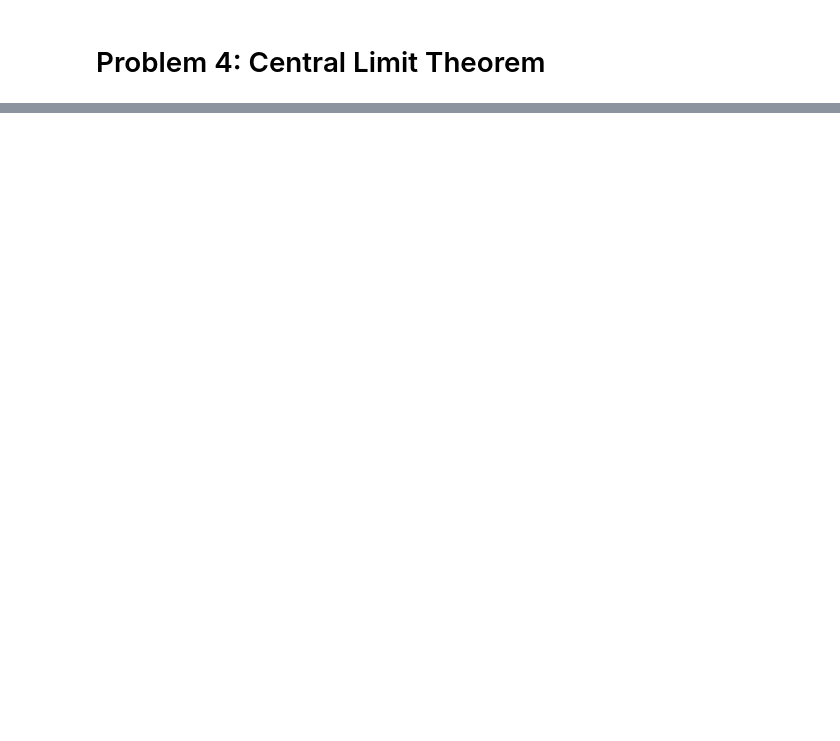
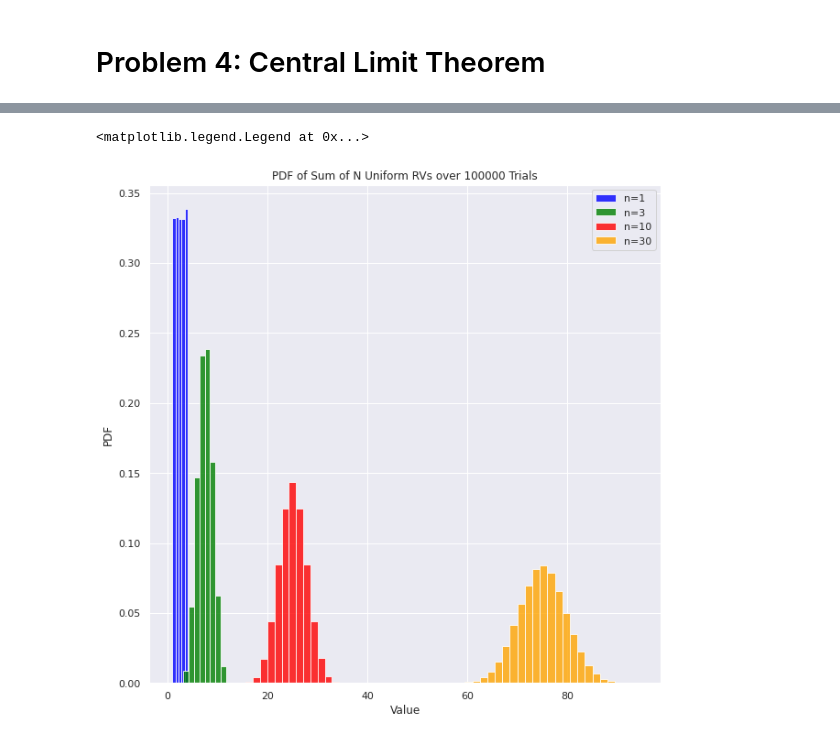
Before and after one commit to krauthammera/ee131a_finalproj, a Jupyter notebook: Problem4.ipynb, the cells around one changed output, grey strips where cells are left out. Saved outputs shown, nothing was run; the diff lists cells and outputs as text; code cells hidden in the pictures; blank space fills up the shorter version.

Commit message:
scaled problem 4 data to be pdf

```diff
--- a/Problem4.ipynb
+++ b/Problem4.ipynb
@@ -82,0 +87,23 @@ for n in n_vec:
+# %%
+#Doing the same thing using matplotlib and pandas
+df = pd.DataFrame(sums_list)
+df = df.transpose()
+df.columns = n_vec
+
+for n in n_vec:
+    #hist, bin_edges = np.histogram(df[n], bins=1000, density=True)
+    #plt.figure()
+    nn, bins, patches = plt.hist(df[n],
+                                int(5*np.sqrt(n)), #scale the number of bins based on how close together they'll be
+                                density=True,
+                                facecolor=colors[n_vec.index(n)],
+                                alpha=0.8,
+                                label="n={}".format(n))
+    plt.xlabel("Value")
+    plt.ylabel("PDF")
+    plt.title('PDF of Sum of N Uniform RVs over {} Trials'.format(n_trials))
+
+plt.legend()
+# %% [output]
+<matplotlib.legend.Legend at 0x...>
+[figure, added]
```
Also changed, not shown: parts of 2 cells of this notebook.
